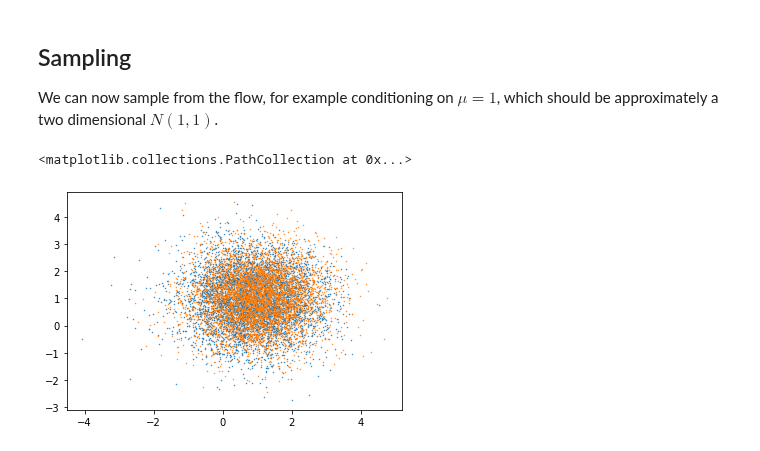
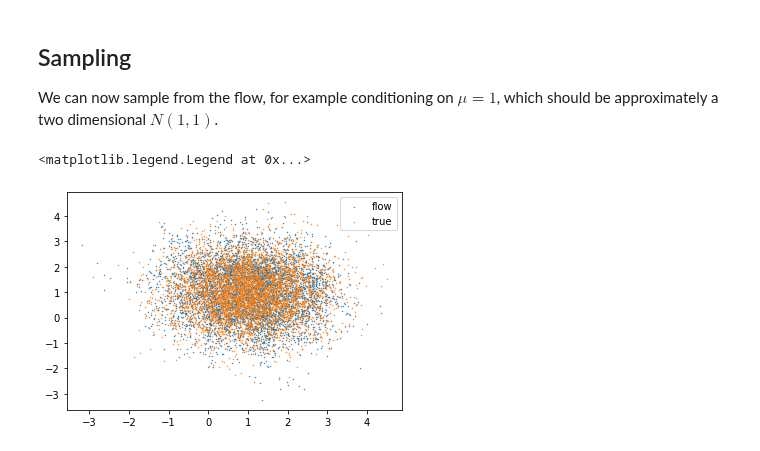
Before and after one commit to danielward27/flowjax, a Jupyter notebook: examples/conditional_density_estimation.ipynb, the cells around one changed output. Drawn from its saved outputs; the diff is of its cells as text; code cells hidden in the pictures.

```diff
--- a/examples/conditional_density_estimation.ipynb
+++ b/examples/conditional_density_estimation.ipynb
@@ -32,7 +32,7 @@ bijection = CouplingStack(
 flow = Flow(bijection, target_dim = x.shape[1])
 # %%
 key, subkey = random.split(key)
-flow, losses = train_flow(flow, subkey, x, condition=cond, max_epochs=50)
+flow, losses = train_flow(flow, subkey, x, cond)
 # %% [output]
 Max patience reached.
 # %% [markdown]
@@ -41,11 +41,12 @@ We can now sample from the flow, for example conditioning on $\mu = 1$, which sh
 # %%
 n = 5000
 mean_of_one = jnp.ones((n, 1))
 key, flow_key, true_key = random.split(key, 3)
 sample = flow.sample(flow_key, n, condition=mean_of_one)
 true = random.normal(true_key, sample.shape) + 1
 plt.scatter(x = sample[:, 0], y = sample[:, 1], s=0.2, label="flow")
 plt.scatter(x = true[:, 0], y = true[:, 1], s=0.2, label="true")
+plt.legend()
 # %% [output]
-<matplotlib.collections.PathCollection at 0x...>
+<matplotlib.legend.Legend at 0x...>
-[figure, old version]
+[figure, new version]
```
Also changed, not shown: 4 other files.
